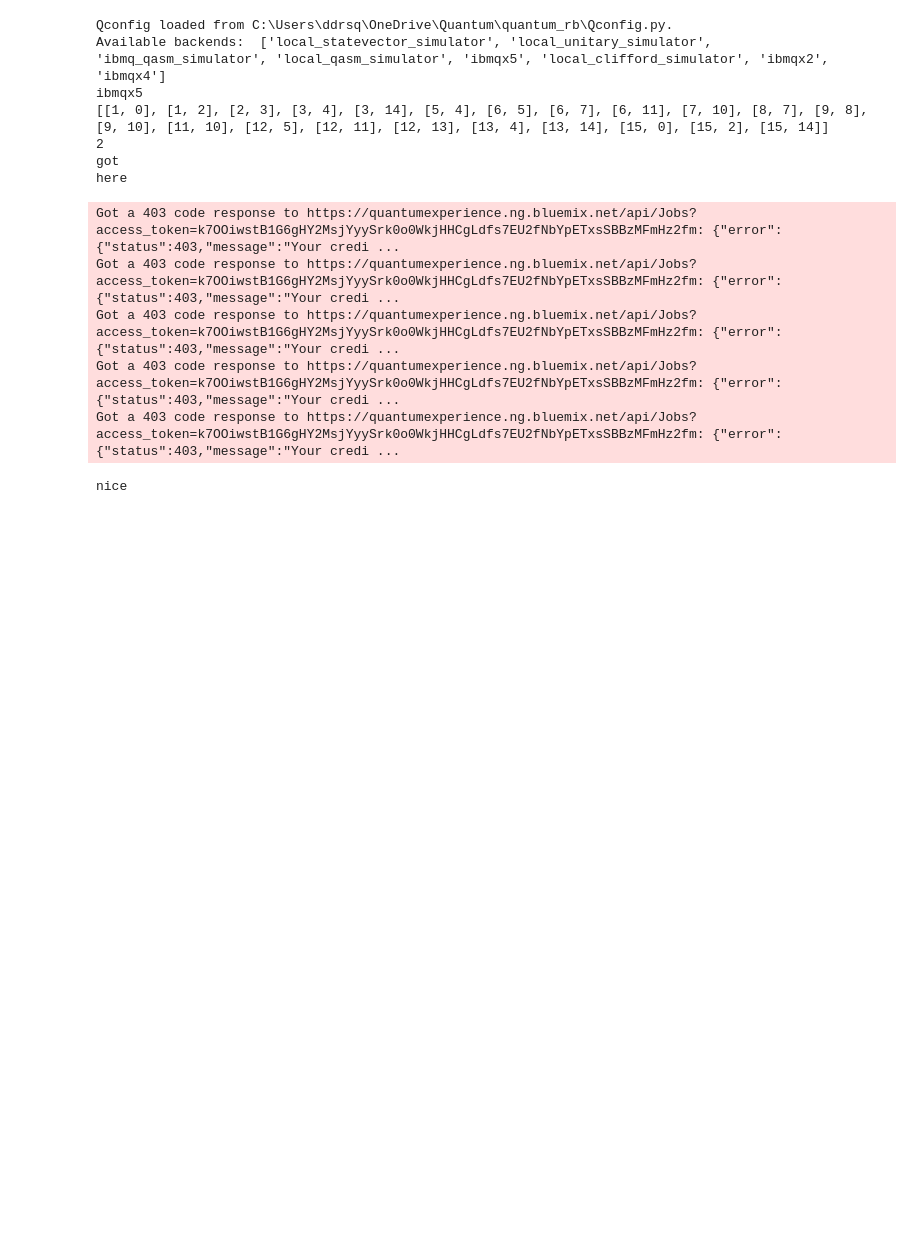
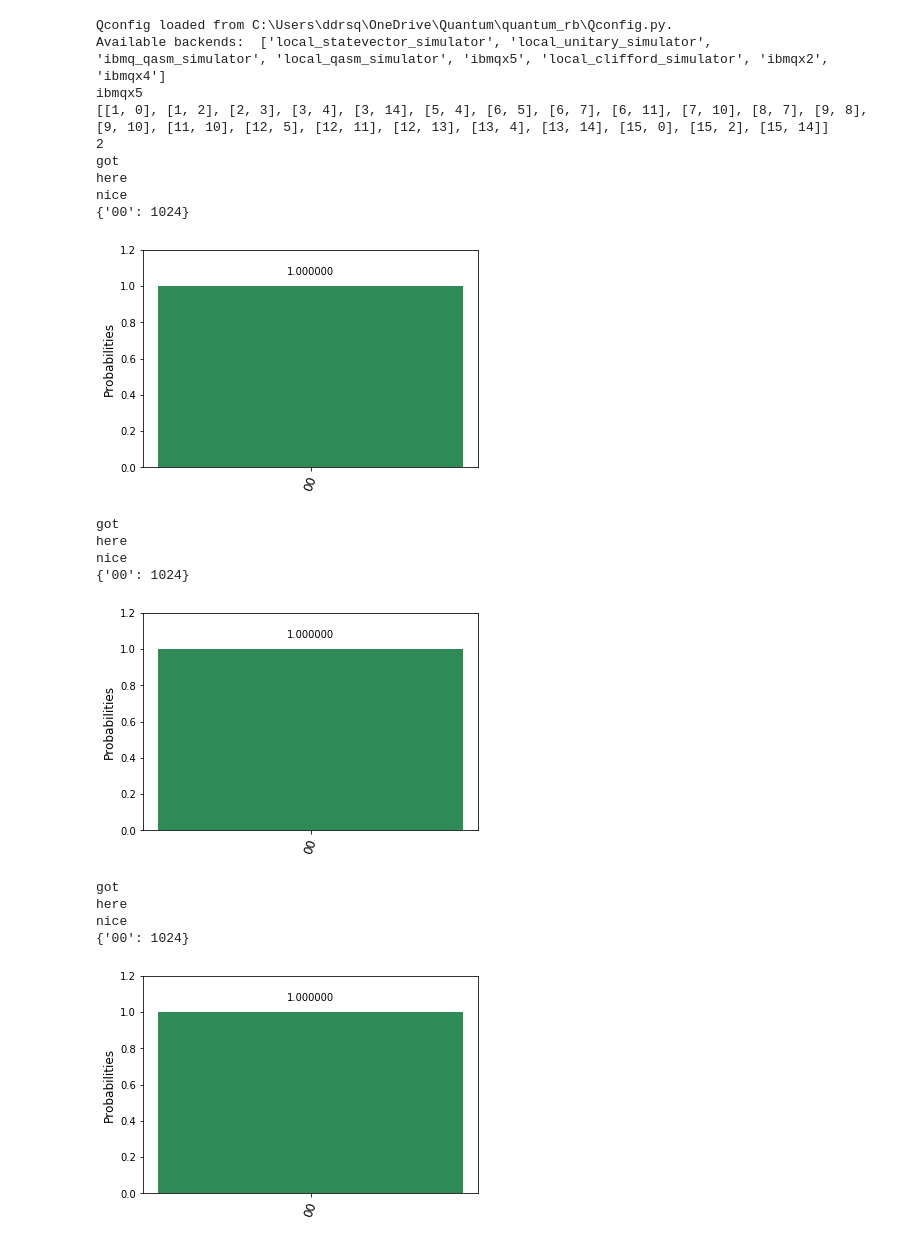
Before and after one commit to Octophi/quantum_rb, a Jupyter notebook: Uncoded Run Benchmark.ipynb, the cells around one changed output. Drawn from its saved outputs; the diff is of its cells as text; code cells hidden in the pictures; blank space fills up the shorter version.

```diff
--- a/Uncoded Run Benchmark.ipynb
+++ b/Uncoded Run Benchmark.ipynb
@@ -64,7 +64,7 @@ print(device)
 print(device_coupling)
 
 
-backend = 'ibmqx5'
+backend = 'local_qasm_simulator'
 
 # adds dictionaries
 def tally(counts, toAdd):
@@ -131,7 +131,7 @@ def addCliffGens(qc, string):
 
 # search dictionary for key corresponding to matrix
 def findGenString(mat):
-    for key, value in r2group.items():
+    for key, value in signedGroup.items():
         if np.array_equal(value, mat):
             return key
     print("OH NO")
@@ -186,9 +186,10 @@ def fidelityTest(statevector,desiredvector):
     return fidelity
 
 
-pickle_in = open("r2group.pickle", "rb")
+pickle_in = open("r2group.pkl", "rb")
 r2group = pickle.load(pickle_in)
-
+pickle_in2 = open("r2group.pickle", "rb")
+signedGroup = pickle.load(pickle_in2)
 
 trials = 1
 reps = 9
@@ -227,36 +228,43 @@ for k in range(initialStates):
 
             # optional: remove phase
             removePhase(qc)
 
             # get the qc compiled into one of the 4 different states
             compilation(qc,k)
 
             # measure
             qc.measure(qr,cr)
 
             print("got")
             job = execute(qc, backend, shots = shots)
             print("here")
             result = job.result()
             print("nice")
 
             print(result.get_counts(qc))
 
             plot_histogram(result.get_counts(qc))
 
 endTime = time.time()
 print("Time elapsed: ", endTime-startTime)
 # %% [output]
 Qconfig loaded from C:\Users\ddrsq\OneDrive\Quantum\quantum_rb\Qconfig.py.
 Available backends:  ['local_statevector_simulator', 'local_unitary_simulator', 'ibmq_qasm_simulator', 'local_qasm_simulator', 'ibmqx5', 'local_clifford_simulator', 'ibmqx2', 'ibmqx4']
 ibmqx5
 [[1, 0], [1, 2], [2, 3], [3, 4], [3, 14], [5, 4], [6, 5], [6, 7], [6, 11], [7, 10], [8, 7], [9, 8], [9, 10], [11, 10], [12, 5], [12, 11], [12, 13], [13, 4], [13, 14], [15, 0], [15, 2], [15, 14]]
 2
 got
 here
+nice
+{'00': 1024}
+[figure, added]
-Got a 403 code response to https://quantumexperience.ng.bluemix.net/api/Jobs?access_token=k7OOiwstB1G6gHY2MsjYyySrk0o0WkjHHCgLdfs7EU2fNbYpETxsSBBzMFmHz2fm: {"error":{"status":403,"message":"Your credi ...
-Got a 403 code response to https://quantumexperience.ng.bluemix.net/api/Jobs?access_token=k7OOiwstB1G6gHY2MsjYyySrk0o0WkjHHCgLdfs7EU2fNbYpETxsSBBzMFmHz2fm: {"error":{"status":403,"message":"Your credi ...
-Got a 403 code response to https://quantumexperience.ng.bluemix.net/api/Jobs?access_token=k7OOiwstB1G6gHY2MsjYyySrk0o0WkjHHCgLdfs7EU2fNbYpETxsSBBzMFmHz2fm: {"error":{"status":403,"message":"Your credi ...
-Got a 403 code response to https://quantumexperience.ng.bluemix.net/api/Jobs?access_token=k7OOiwstB1G6gHY2MsjYyySrk0o0WkjHHCgLdfs7EU2fNbYpETxsSBBzMFmHz2fm: {"error":{"status":403,"message":"Your credi ...
-Got a 403 code response to https://quantumexperience.ng.bluemix.net/api/Jobs?access_token=k7OOiwstB1G6gHY2MsjYyySrk0o0WkjHHCgLdfs7EU2fNbYpETxsSBBzMFmHz2fm: {"error":{"status":403,"message":"Your credi ...
+got
+here
+nice
+{'00': 1024}
+[figure, added]
+got
+here
 nice
+{'00': 1024}
+[figure, added]
```
Also changed, not shown: parts of 1 cell of this notebook.
